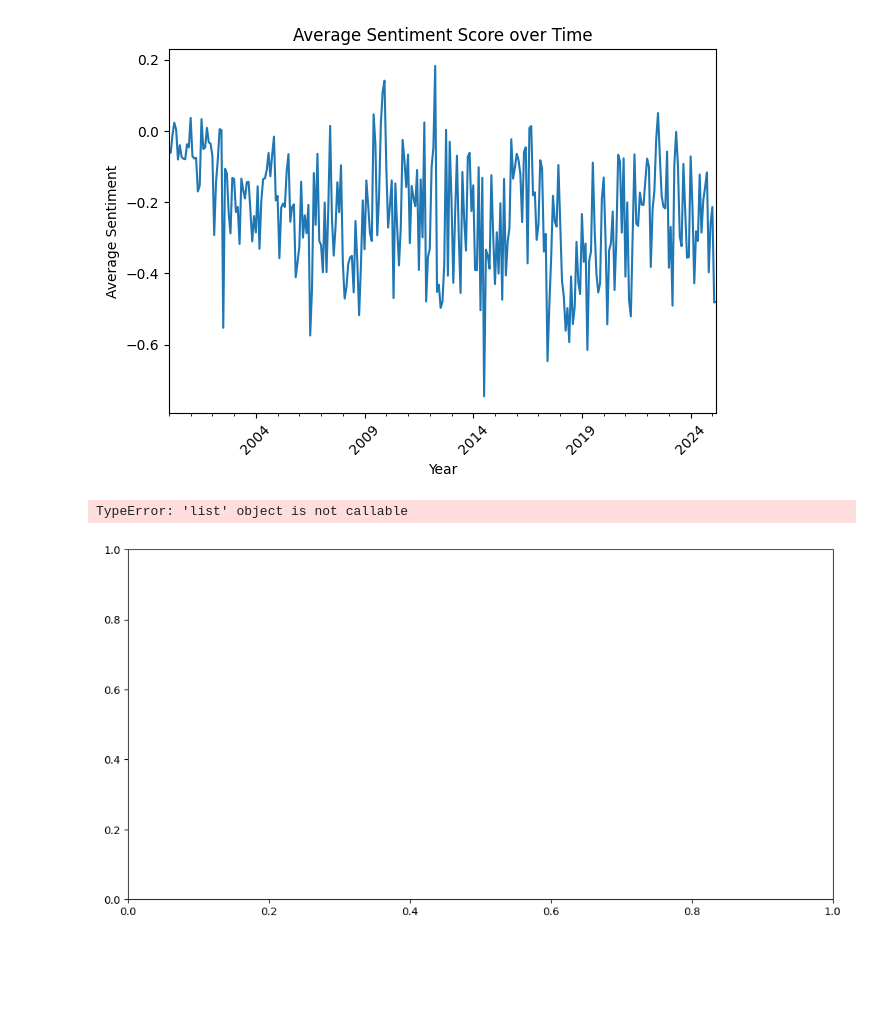
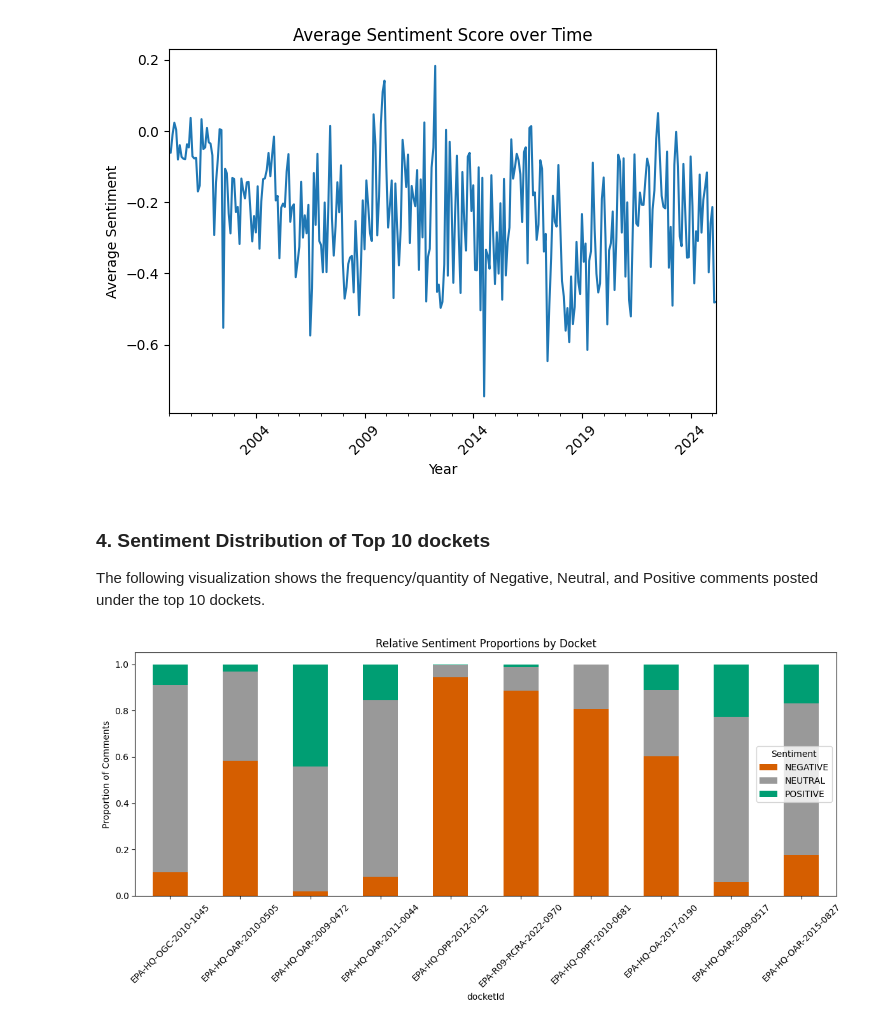
Before and after one commit to wangzey5/TwoSix_Spring25, a Jupyter notebook: sbert/sentiment.ipynb, the cells around one changed output. Drawn from its saved outputs; the diff is of its cells as text; code cells hidden in the pictures; blank space fills up the shorter version.

Commit message:
tweaks to sentiment notebook

```diff
--- a/sbert/sentiment.ipynb
+++ b/sbert/sentiment.ipynb
@@ -54,42 +57,41 @@ plt.savefig("../outputs/sentiment_time.png", dpi=300)
 plt.show()
 # %% [output]
 [figure]
+# %% [markdown]
+### 4. Sentiment Distribution of Top 10 dockets
+
+The following visualization shows the frequency/quantity of Negative, Neutral, and Positive comments posted under the top 10 dockets.
 # %%
-import pandas as pd
-import seaborn as sns
-import matplotlib.pyplot as plt
-
 # Make sure sentiment_text column exists
 assert "sentiment_text" in df.columns
 
 # Step 1: Count sentiment per docket
 docket_sentiment_counts = df.groupby(["docketId", "sentiment_text"]).size().reset_index(name="count")
 
 # Step 2: Pivot into wide format
 pivot_df = docket_sentiment_counts.pivot(index="docketId", columns="sentiment_text", values="count").fillna(0)
 
 # Step 3: Normalize to proportions
 proportions_df = pivot_df.div(pivot_df.sum(axis=1), axis=0)
 
 # Step 4: Pick top N dockets to visualize
 top_dockets = df["docketId"].value_counts().head(10).index
 proportions_df = proportions_df.loc[top_dockets]
 
 # Step 5: Plot as stacked bar chart
 proportions_df[["NEGATIVE", "NEUTRAL", "POSITIVE"]].plot(
     kind="bar",
     stacked=True,
     figsize=(12, 6),
-    colormap=["#D55E00", "#999999", "#009E73"]
+    color=["#D55E00", "#999999", "#009E73"]
 )
 
 plt.ylabel("Proportion of Comments")
 plt.title("Relative Sentiment Proportions by Docket")
 plt.xticks(rotation=45)
 plt.legend(title="Sentiment")
 plt.tight_layout()
 plt.savefig("../outputs/relative_sentiment_top10.png", dpi=300)
 plt.show()
 # %% [output]
-TypeError: 'list' object is not callable
-[figure, old version]
+[figure, new version]
```
Also changed, not shown: parts of 9 cells of this notebook.
